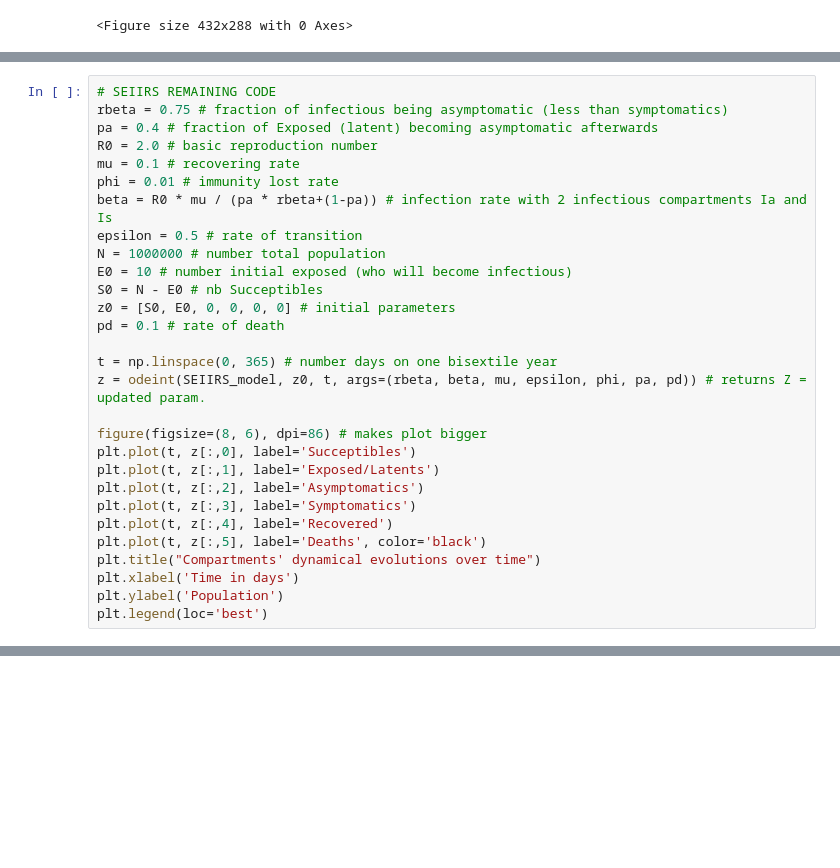
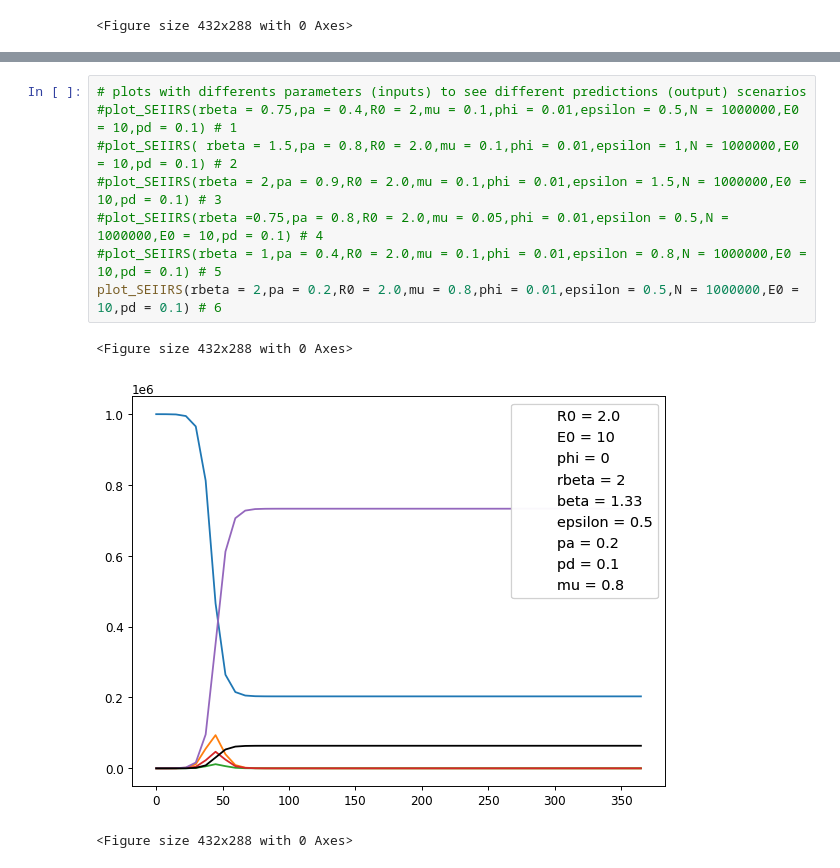
Before and after one commit to santinon/Pedagogical-Epidemiological-modeling, a Jupyter notebook: Model.ipynb, the cells around one changed output, grey strips where cells are left out. Saved outputs shown, nothing was run; the diff lists cells and outputs as text; blank space fills up the shorter version.

```diff
--- a/Model.ipynb
+++ b/Model.ipynb
@@ -276,29 +100,0 @@ plt.show()
-# %%
-# SEIIRS REMAINING CODE
-rbeta = 0.75 # fraction of infectious being asymptomatic (less than symptomatics)
-pa = 0.4 # fraction of Exposed (latent) becoming asymptomatic afterwards
-R0 = 2.0 # basic reproduction number
-mu = 0.1 # recovering rate
-phi = 0.01 # immunity lost rate
-beta = R0 * mu / (pa * rbeta+(1-pa)) # infection rate with 2 infectious compartments Ia and Is
-epsilon = 0.5 # rate of transition
-N = 1000000 # number total population
-E0 = 10 # number initial exposed (who will become infectious)
-S0 = N - E0 # nb Succeptibles
-z0 = [S0, E0, 0, 0, 0, 0] # initial parameters
-pd = 0.1 # rate of death
-
-t = np.linspace(0, 365) # number days on one bisextile year
-z = odeint(SEIIRS_model, z0, t, args=(rbeta, beta, mu, epsilon, phi, pa, pd)) # returns Z = updated param.
-
-figure(figsize=(8, 6), dpi=86) # makes plot bigger
-plt.plot(t, z[:,0], label='Succeptibles')
-plt.plot(t, z[:,1], label='Exposed/Latents')
-plt.plot(t, z[:,2], label='Asymptomatics')
-plt.plot(t, z[:,3], label='Symptomatics')
-plt.plot(t, z[:,4], label='Recovered')
-plt.plot(t, z[:,5], label='Deaths', color='black')
-plt.title("Compartments' dynamical evolutions over time")
-plt.xlabel('Time in days')
-plt.ylabel('Population')
-plt.legend(loc='best')
@@ -306,0 +183,12 @@ TypeError: SEIIRS_model() missing 1 required positional argument: 'N'
+# %%
+# plots with differents parameters (inputs) to see different predictions (output) scenarios
+#plot_SEIIRS(rbeta = 0.75,pa = 0.4,R0 = 2,mu = 0.1,phi = 0.01,epsilon = 0.5,N = 1000000,E0 = 10,pd = 0.1) # 1
+#plot_SEIIRS( rbeta = 1.5,pa = 0.8,R0 = 2.0,mu = 0.1,phi = 0.01,epsilon = 1,N = 1000000,E0 = 10,pd = 0.1) # 2
+#plot_SEIIRS(rbeta = 2,pa = 0.9,R0 = 2.0,mu = 0.1,phi = 0.01,epsilon = 1.5,N = 1000000,E0 = 10,pd = 0.1) # 3
+#plot_SEIIRS(rbeta =0.75,pa = 0.8,R0 = 2.0,mu = 0.05,phi = 0.01,epsilon = 0.5,N = 1000000,E0 = 10,pd = 0.1) # 4
+#plot_SEIIRS(rbeta = 1,pa = 0.4,R0 = 2.0,mu = 0.1,phi = 0.01,epsilon = 0.8,N = 1000000,E0 = 10,pd = 0.1) # 5
+plot_SEIIRS(rbeta = 2,pa = 0.2,R0 = 2.0,mu = 0.8,phi = 0.01,epsilon = 0.5,N = 1000000,E0 = 10,pd = 0.1) # 6
+# %% [output]
+<Figure size 432x288 with 0 Axes>
+[figure, added]
+<Figure size 432x288 with 0 Axes>
```
Also changed, not shown: parts of 12 cells of this notebook.
